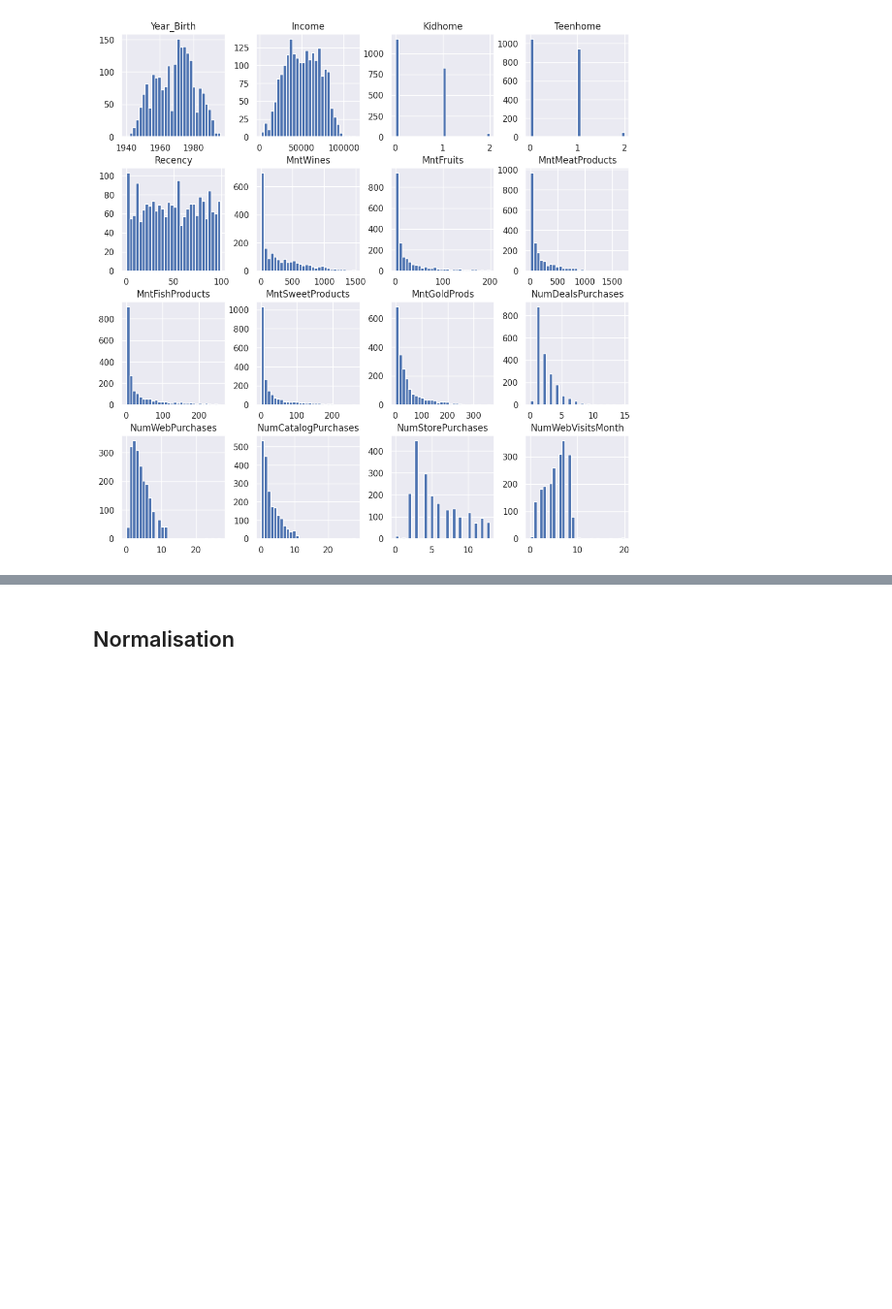
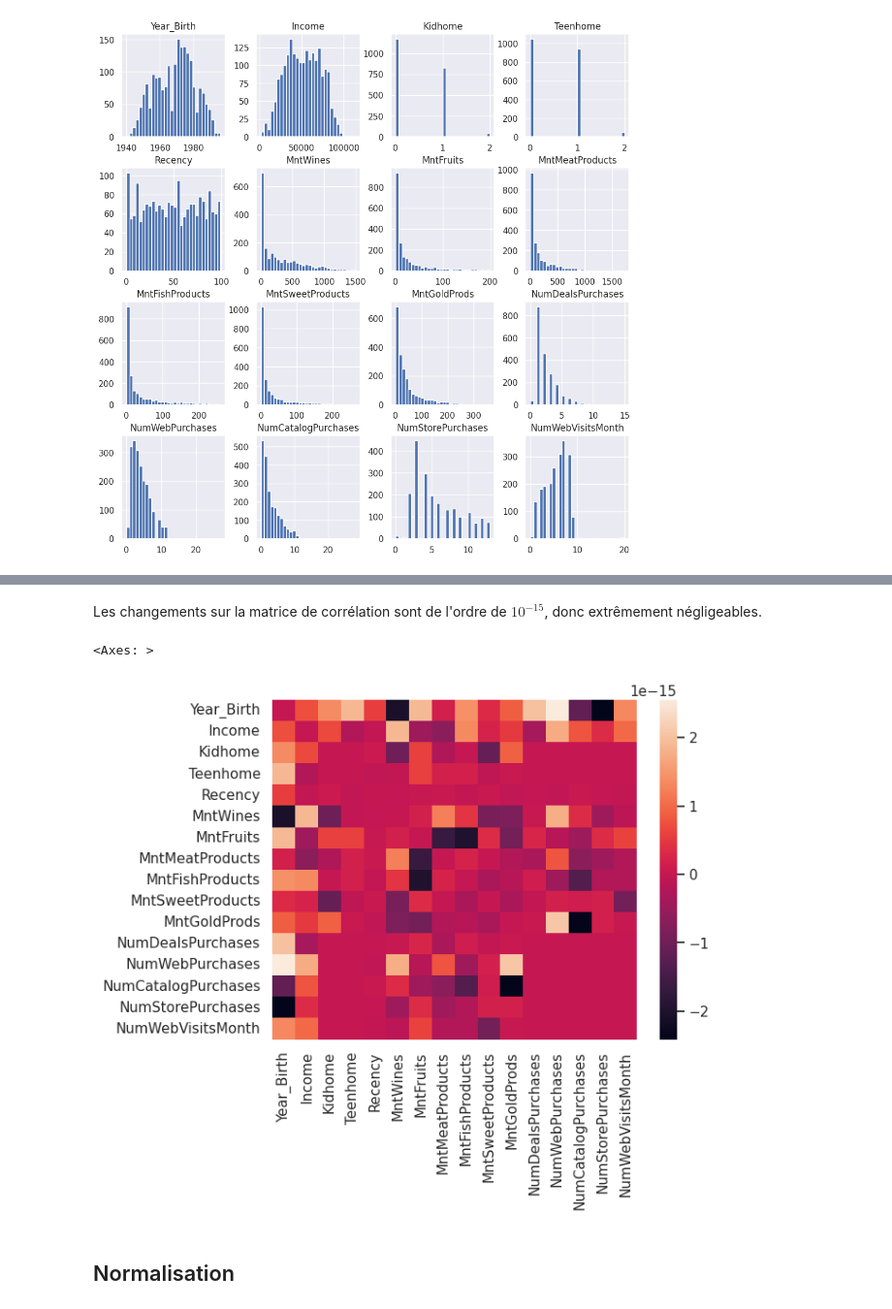
Before and after one commit to Ab2nour/customer-base-analysis, a Jupyter notebook: presentation.ipynb, the cells around one changed output, grey strips where cells are left out. Shown at 97% size. Drawn from its saved outputs; the diff is of its cells as text; code cells hidden in the pictures; blank space fills up the shorter version.

```diff
--- a/presentation.ipynb
+++ b/presentation.ipynb
@@ -609,3 +624,12 @@ plt.show()
+# %% [markdown]
+Les changements sur la matrice de corrélation sont de l'ordre de $10^{-15}$, donc extrêmement négligeables.
+# %%
+sns.heatmap(
+    df_transforme[var_numeriques].corr() - df[var_numeriques].corr()
+)
+# %% [output]
+<Axes: >
+[figure, added]
 # %% [markdown]
 ## Normalisation
 # %% [markdown]
```
Also changed, not shown: parts of 17 cells of this notebook.
